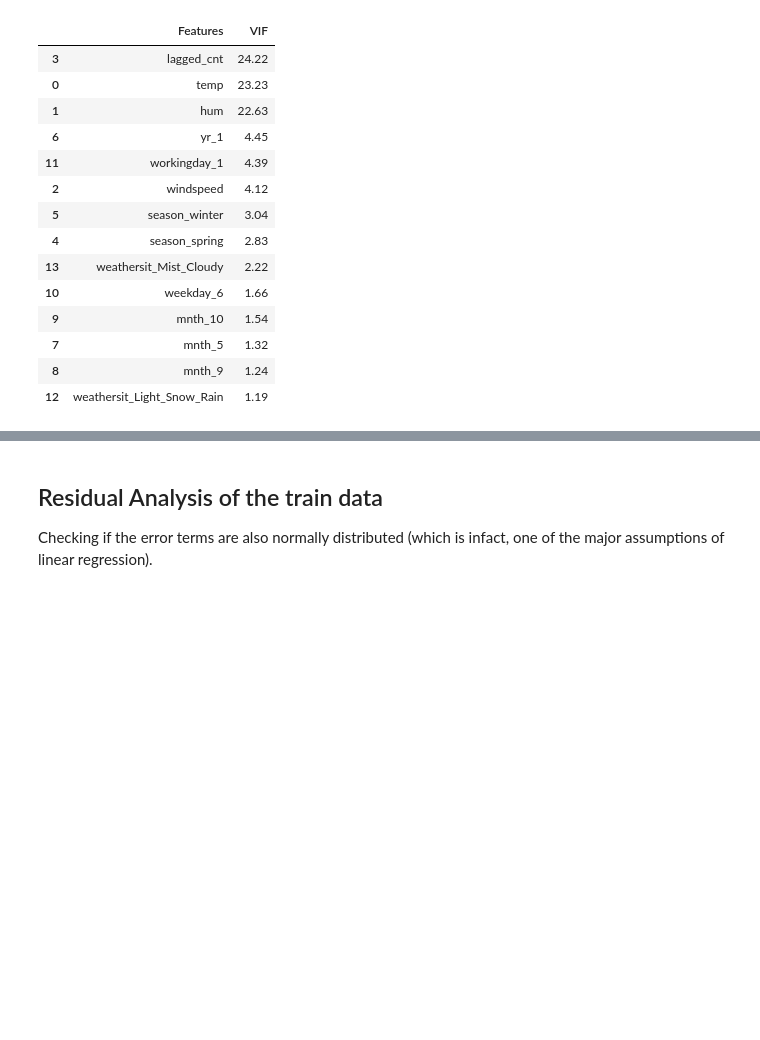
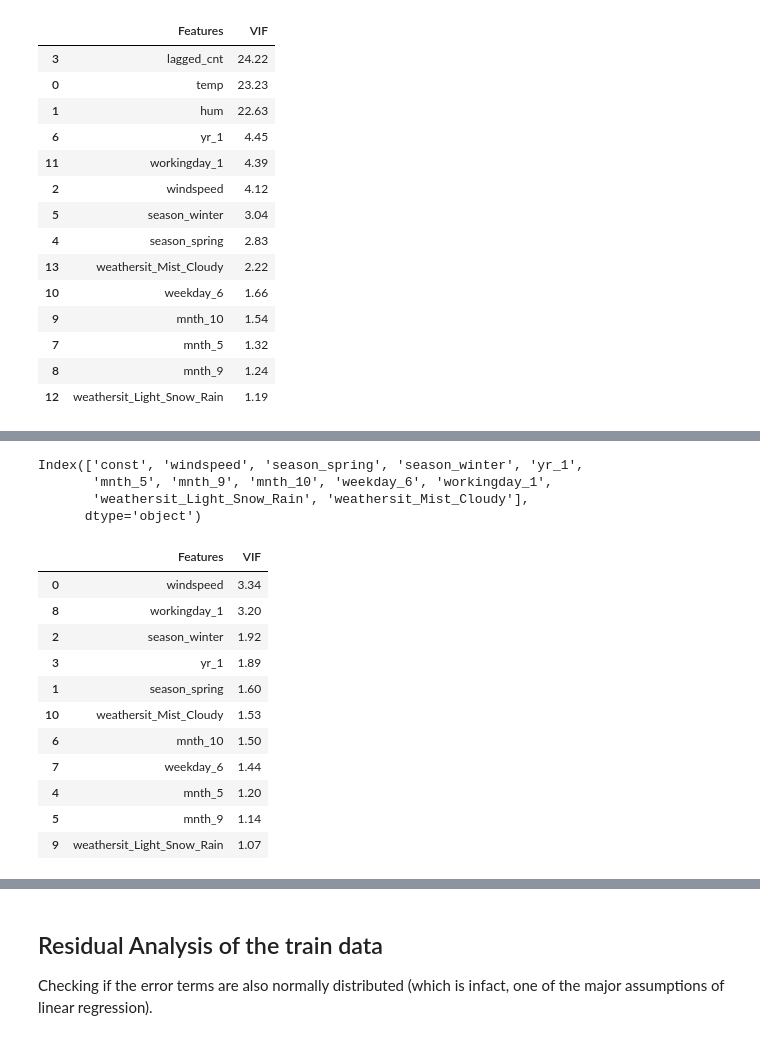
Before and after one commit to thomami244/BikeSharingCaseStudy, a Jupyter notebook: BikeCaseStudy.ipynb, the cells around one changed output, grey strips where cells are left out. Cells and saved outputs as stored; diff of their text form; code cells hidden in the pictures; blank space fills up the shorter version.

```diff
--- a/BikeCaseStudy.ipynb
+++ b/BikeCaseStudy.ipynb
@@ -481,0 +637,7 @@ vif
+# %%
+X_train_new.columns
+# %% [output]
+Index(['const', 'windspeed', 'season_spring', 'season_winter', 'yr_1',
+       'mnth_5', 'mnth_9', 'mnth_10', 'weekday_6', 'workingday_1',
+       'weathersit_Light_Snow_Rain', 'weathersit_Mist_Cloudy'],
+      dtype='object')
@@ -481,0 +646,24 @@ vif
+# %%
+# Calculate the VIFs for the new model
+from statsmodels.stats.outliers_influence import variance_inflation_factor
+
+vif = pd.DataFrame()
+X = X_train_new
+vif['Features'] = X.columns
+vif['VIF'] = [variance_inflation_factor(X.values, i) for i in range(X.shape[1])]
+vif['VIF'] = round(vif['VIF'], 2)
+vif = vif.sort_values(by = "VIF", ascending = False)
+vif
+# %% [output]
+|  | Features | VIF |
+| 0 | windspeed | 3.34 |
+| 8 | workingday_1 | 3.20 |
+| 2 | season_winter | 1.92 |
+| 3 | yr_1 | 1.89 |
+| 1 | season_spring | 1.60 |
+| 10 | weathersit_Mist_Cloudy | 1.53 |
+| 6 | mnth_10 | 1.50 |
+| 7 | weekday_6 | 1.44 |
+| 4 | mnth_5 | 1.20 |
+| 5 | mnth_9 | 1.14 |
+| 9 | weathersit_Light_Snow_Rain | 1.07 |
```
Also changed, not shown: parts of 39 cells of this notebook.
